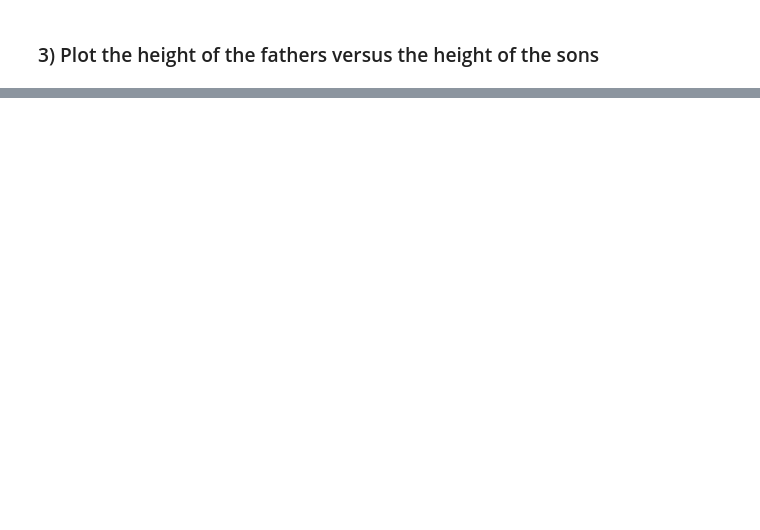
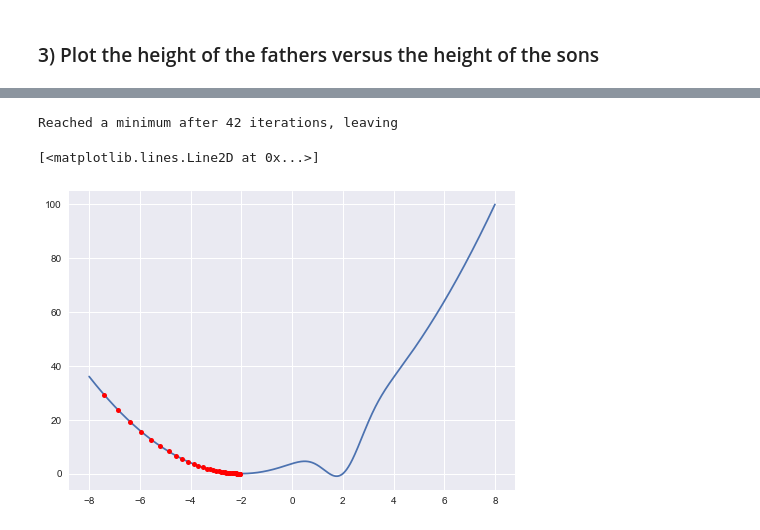
Before and after one commit to gomesfernanda/lxmls_lab, a Jupyter notebook: Lesson 0 - Python basics.ipynb, the cells around one changed output, grey strips where cells are left out. Saved outputs shown, nothing was run; the diff lists cells and outputs as text; code cells hidden in the pictures; blank space fills up the shorter version.

Commit message:
playing with gradient descent

```diff
--- a/Lesson 0 - Python basics.ipynb
+++ b/Lesson 0 - Python basics.ipynb
@@ -179,0 +204,38 @@ plt.scatter(new_x_axis, new_y_axis)
+# %%
+def get_y(x):
+    return (x+2)**2 - 16*np.exp(-((x-2)**2))
+# %%
+x_axis = np.arange(-8, 8, 0.01)
+y_axis = get_y(x_axis)
+# %%
+def get_grad(x):
+    return (2*x+4)-16*(-2*x + 4)*np.exp(-((x-2)**2))
+# %%
+def gradient_descent(start_x, func, grad, step_size=0.05):
+    # define my precision
+    precision = 0.001
+    # define my maximum iteractions
+    max_iter = 1000
+    # create a list to append my partial results
+    res = []
+    x_new = start_x
+    for i in range(max_iter):
+        x_old = x_new
+        x_new = x_old - step_size * grad(x_new)
+        f_x_new = func(x_new)
+        f_x_old = func(x_old)
+        res.append([x_new, f_x_new])
+        if (abs(f_x_new - f_x_old) < precision):
+            print("Reached a minimum after",i, "iterations, leaving")
+            return(np.array(res))
+    print("Maximum iterations reached, leaving")
+    return(np.array(res))
+# %%
+x_0 = -8
+res = gradient_descent(x_0, get_y, get_grad)
+plt.plot(x_axis, y_axis)
+plt.plot(res[:, 0], res[:, 1], 'ro', markersize=5)
+# %% [output]
+Reached a minimum after 42 iterations, leaving
+[<matplotlib.lines.Line2D at 0x...>]
+[figure, added]
```
Also changed, not shown: parts of 9 cells of this notebook, 4 other files.
